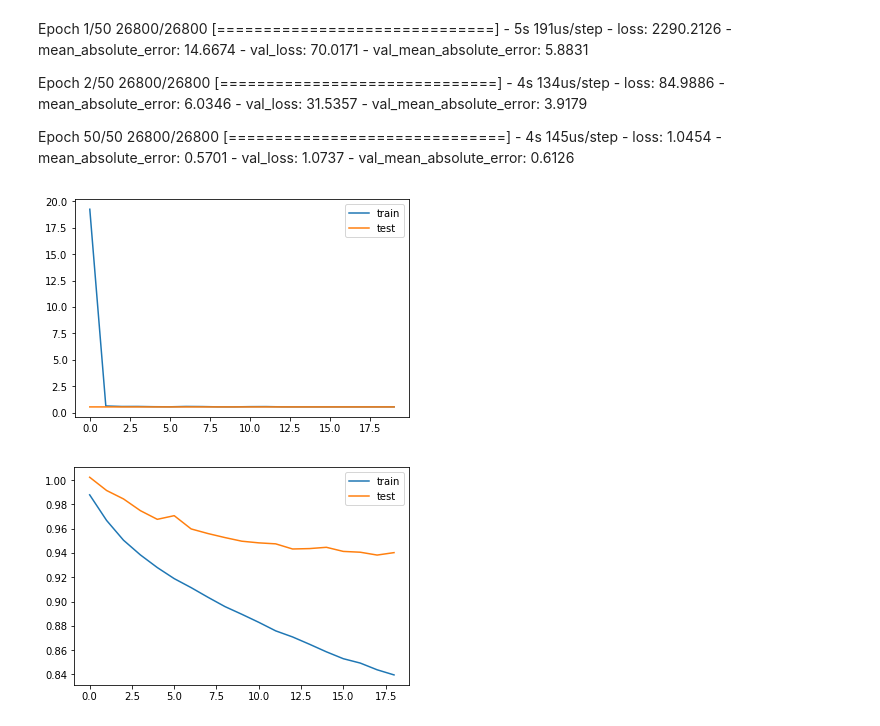
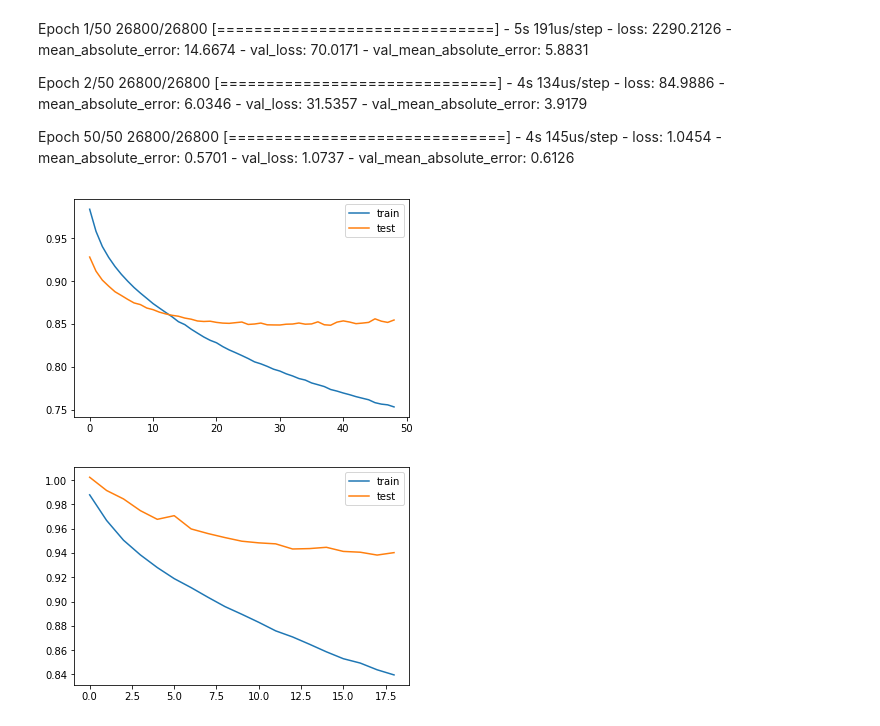
Before and after one commit to rlagrois/AdvFinML, a Jupyter notebook: Fin-Project_MultioutReg/EDA-Prep+ModelScreen-Keras.ipynb, the cells around one changed output. Cells and saved outputs as stored; diff of their text form; code cells hidden in the pictures.

```diff
--- a/Fin-Project_MultioutReg/EDA-Prep+ModelScreen-Keras.ipynb
+++ b/Fin-Project_MultioutReg/EDA-Prep+ModelScreen-Keras.ipynb
@@ -101,11 +119,14 @@ def sub_file(mod, path):
 # %% [markdown]
 # Read and Prep
 # %%
-path = r"C:\Users\RemyLagrois\!pytorch\data\train.csv"
-#path = r"C:\Users\rlagr\fin\winton\data\train.csv"
+#path = r"C:\Users\RemyLagrois\!pytorch\data\train.csv"
+path = r"C:\Users\rlagr\fin\winton\data\train.csv"
 df = pd.read_csv(path)
 df = df.astype('float')
 
+sub_set = pd.read_csv(r"C:\Users\rlagr\fin\winton\data\test_2.csv")
+sub_set = sub_set.astype('float')
+
 df.head()
 # %% [output]
 |  | Id | Feature_1 | Feature_2 | Feature_3 | Feature_4 | Feature_5 | Feature_6 | Feature_7 | Feature_8 | ... |
@@ -160,7 +181,7 @@ x2 = na_fill(x2, mode)
 x_fin = pd.concat([x2,x], axis=1)
 
 # Train/Test Split
-X_train, X_test, y_train, y_test = train_test_split(x_fin, y, test_size=0.33, random_state=2911)
+X_train, X_test, y_train, y_test = train_test_split(x_fin, y, test_size=0.1, random_state=2911)
 
 # Seperate Features and TS
 X_train_ts = X_train.iloc[:,23:147]
@@ -389,8 +445,10 @@ Colocations handled automatically by placer.
 ### Baseline
 # %%
 set_random_seed(42)
+np.random.seed(42)
+in_dim_b = base_train.shape[1]
 
-in_dim_b = base_train.shape[1]
+
 
 def base():
     model = Sequential()
@@ -412,7 +470,7 @@ def base():
     return model
 
 model = base()
-model.compile(optimizer=rms, loss='mean_absolute_error', metrics=['mse'])
+model.compile(optimizer=rms, loss='mean_squared_error', metrics=['mae'])
 
 model.summary()
 # %% [output]
@@ -434,6 +492,8 @@ Trainable params: 71,262
 Non-trainable params: 0
 _________________________________________________________________
 # %%
-test = model.fit(base_train, y_train, validation_data=(base_test, y_test), epochs=20)
+test = model.fit(base_train, y_train, validation_data=(base_test, y_test), epochs=30)
 #mods.append((test, 'vanilla'))
+set_random_seed(42)
+np.random.seed(42)
 # %% [output]
@@ -465,12 +525,12 @@ Epoch 50/50
 26800/26800 [==============================] - 4s 145us/step - loss: 1.0454 - mean_absolute_error: 0.5701 - val_loss: 1.0737 - val_mean_absolute_error: 0.6126
 # %%
 # MAE
-plt.plot(test.history['loss'], label='train')
-plt.plot(test.history['val_loss'], label='test')
+plt.plot(test.history['loss'][1:], label='train')
+plt.plot(test.history['val_loss'][1:], label='test')
 plt.legend()
 plt.show()
 # %% [output]
-[figure, old version]
+[figure, new version]
 # %%
 # MSE
 plt.plot(test.history['loss'], label='train')
```
Also changed, not shown: parts of 60 cells of this notebook, 1 other file.
